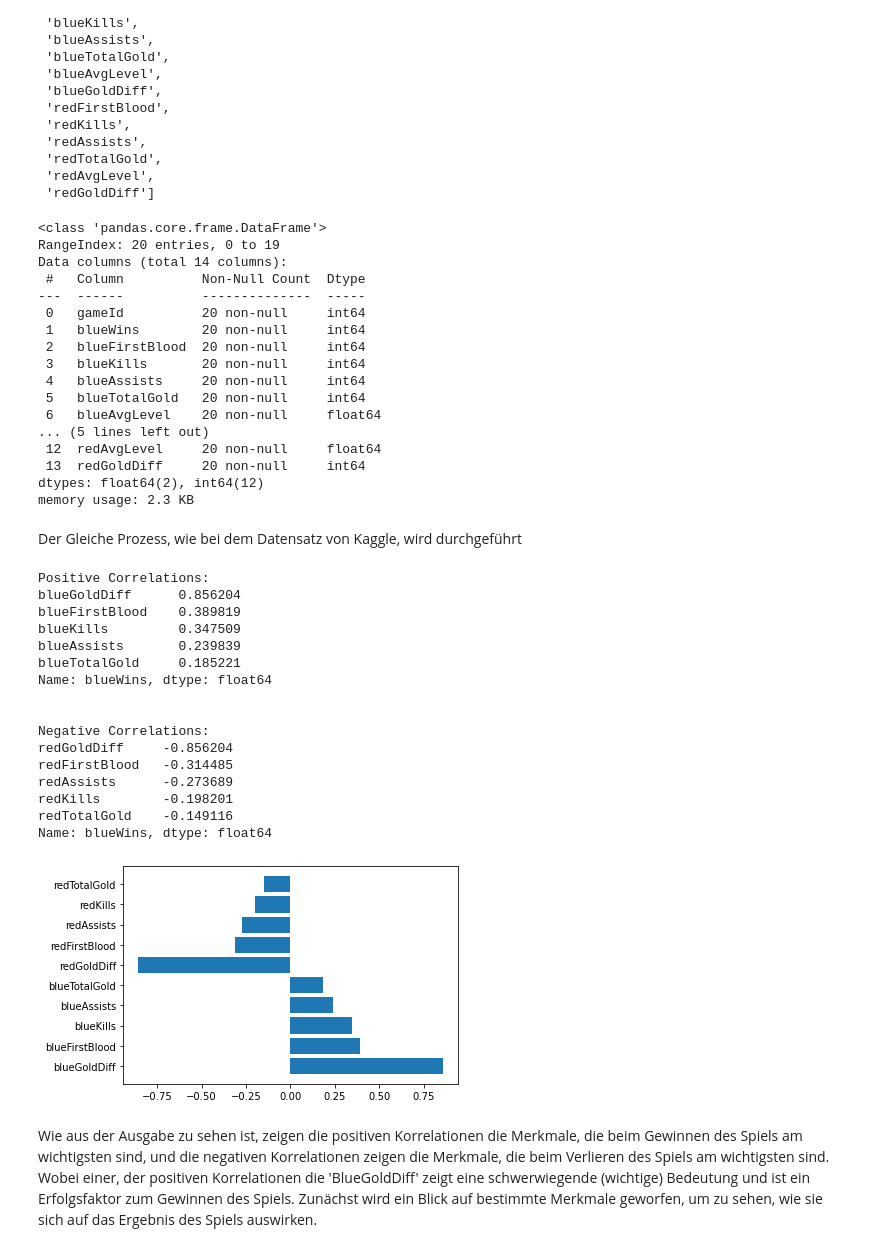
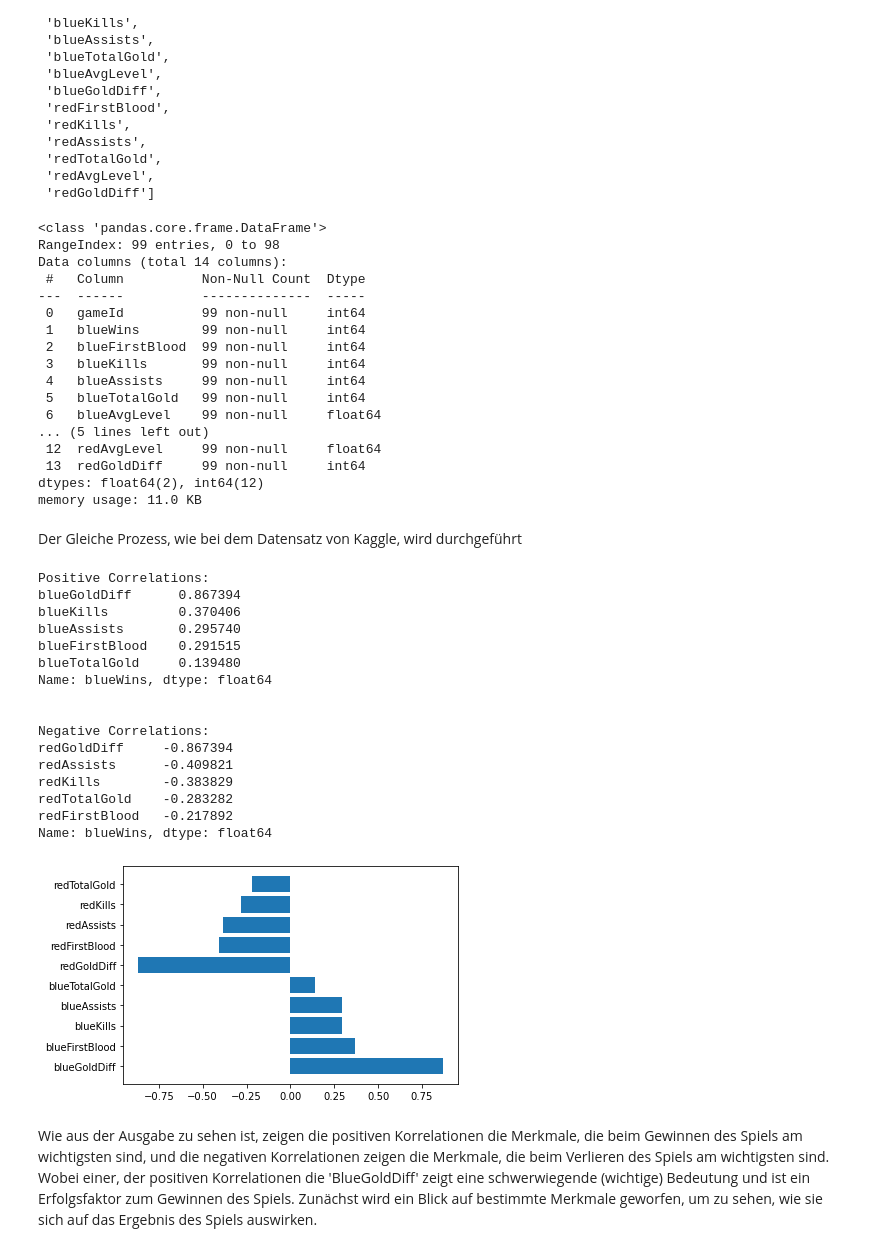
Before and after one commit to tyemalshara/Datenanalyse, a Jupyter notebook: Datenanalyse_run.ipynb, the cells around one changed output. Saved outputs shown, nothing was run; the diff lists cells and outputs as text; code cells hidden in the pictures.

```diff
--- a/Datenanalyse_run.ipynb
+++ b/Datenanalyse_run.ipynb
@@ -248,7 +259,7 @@ import pandas as pd
 studentsList = []
 blueteamId = 0
 # print("Started Reading JSON file which contains multiple JSON document")
-with open('match_data.json') as f:
+with open('match_data100.json') as f:
     for jsonObj in f:
         studentDict = json.loads(jsonObj)
         studentsList.append(studentDict)
@@ -380,63 +387,63 @@ best_features_list
 df.info()
 # %% [output]
 <class 'pandas.core.frame.DataFrame'>
-RangeIndex: 20 entries, 0 to 19
+RangeIndex: 99 entries, 0 to 98
 Data columns (total 14 columns):
  #   Column          Non-Null Count  Dtype
 ---  ------          --------------  -----
- 0   gameId          20 non-null     int64
- 1   blueWins        20 non-null     int64
- 2   blueFirstBlood  20 non-null     int64
- 3   blueKills       20 non-null     int64
- 4   blueAssists     20 non-null     int64
- 5   blueTotalGold   20 non-null     int64
- 6   blueAvgLevel    20 non-null     float64
+ 0   gameId          99 non-null     int64
+ 1   blueWins        99 non-null     int64
+ 2   blueFirstBlood  99 non-null     int64
+ 3   blueKills       99 non-null     int64
+ 4   blueAssists     99 non-null     int64
+ 5   blueTotalGold   99 non-null     int64
+ 6   blueAvgLevel    99 non-null     float64
 ... (5 lines left out)
- 12  redAvgLevel     20 non-null     float64
- 13  redGoldDiff     20 non-null     int64
+ 12  redAvgLevel     99 non-null     float64
+ 13  redGoldDiff     99 non-null     int64
 dtypes: float64(2), int64(12)
-memory usage: 2.3 KB
+memory usage: 11.0 KB
 # %% [markdown]
 Der Gleiche Prozess, wie bei dem Datensatz von Kaggle, wird durchgeführt
 # %%
 new_df = df[best_features_list]
 corr = new_df.corr()
 print('Positive Correlations:')
 print(corr.loc['blueWins'].sort_values(ascending=False)[1:6])
 
 x = corr.loc['blueWins'].sort_values(ascending=False)[1:6]
 x = x[:].tolist()
 print('\n')
 print('Negative Correlations:')
 print(corr.loc['blueWins'].sort_values(ascending=True)[:5])
 y = corr.loc['blueWins'].sort_values(ascending=True)[:5]
 y = y[:].tolist()
 for i in y:
     x.append(i)
 
 x = np.array(x)
-y = np.array(['blueGoldDiff','blueFirstBlood','blueKills','blueAssists','blueTotalGold','redGoldDiff',
-              'redFirstBlood','redAssists','redKills','redTotalGold'])
+y = np.array(['blueGoldDiff','blueFirstBlood','blueKills','blueAssists','blueTotalGold',
+              'redGoldDiff','redFirstBlood','redAssists','redKills','redTotalGold'])
 plt.barh(y, x)
 plt.show()
 # %% [output]
 Positive Correlations:
-blueGoldDiff      0.856204
-blueFirstBlood    0.389819
-blueKills         0.347509
-blueAssists       0.239839
-blueTotalGold     0.185221
+blueGoldDiff      0.867394
+blueKills         0.370406
+blueAssists       0.295740
+blueFirstBlood    0.291515
+blueTotalGold     0.139480
 Name: blueWins, dtype: float64
 
 
 Negative Correlations:
-redGoldDiff     -0.856204
-redFirstBlood   -0.314485
-redAssists      -0.273689
-redKills        -0.198201
-redTotalGold    -0.149116
+redGoldDiff     -0.867394
+redAssists      -0.409821
+redKills        -0.383829
+redTotalGold    -0.283282
+redFirstBlood   -0.217892
 Name: blueWins, dtype: float64
-[figure, old version]
+[figure, new version]
 # %% [markdown]
 Wie aus der Ausgabe zu sehen ist, zeigen die positiven Korrelationen die Merkmale, die beim Gewinnen des Spiels am wichtigsten sind, und die negativen Korrelationen zeigen die Merkmale, die beim Verlieren des Spiels am wichtigsten sind. Wobei einer, der positiven Korrelationen die 'BlueGoldDiff' zeigt eine schwerwiegende (wichtige) Bedeutung und ist ein Erfolgsfaktor zum Gewinnen des Spiels.
 Zunächst wird ein Blick auf bestimmte Merkmale geworfen, um zu sehen, wie sie sich auf das Ergebnis des Spiels auswirken.
```
Also changed, not shown: parts of 22 cells of this notebook.
